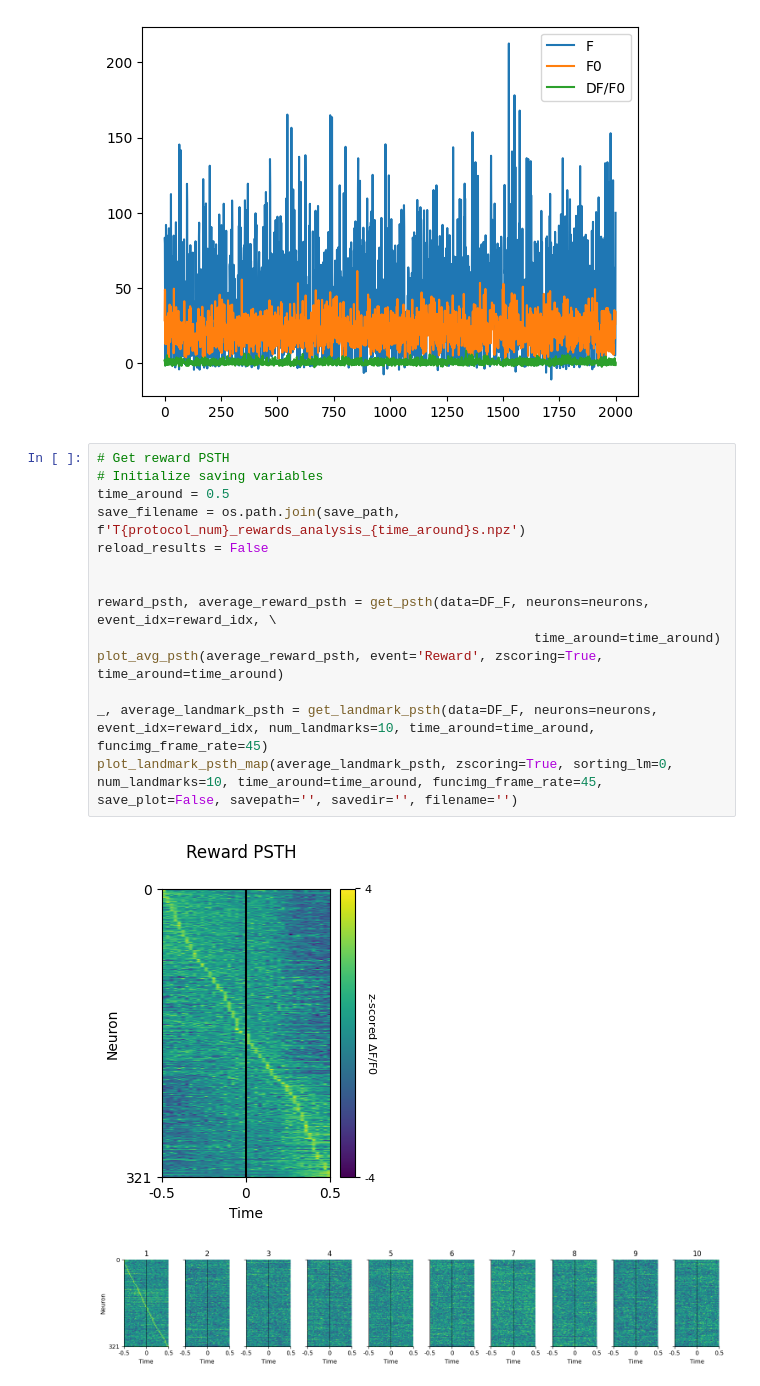
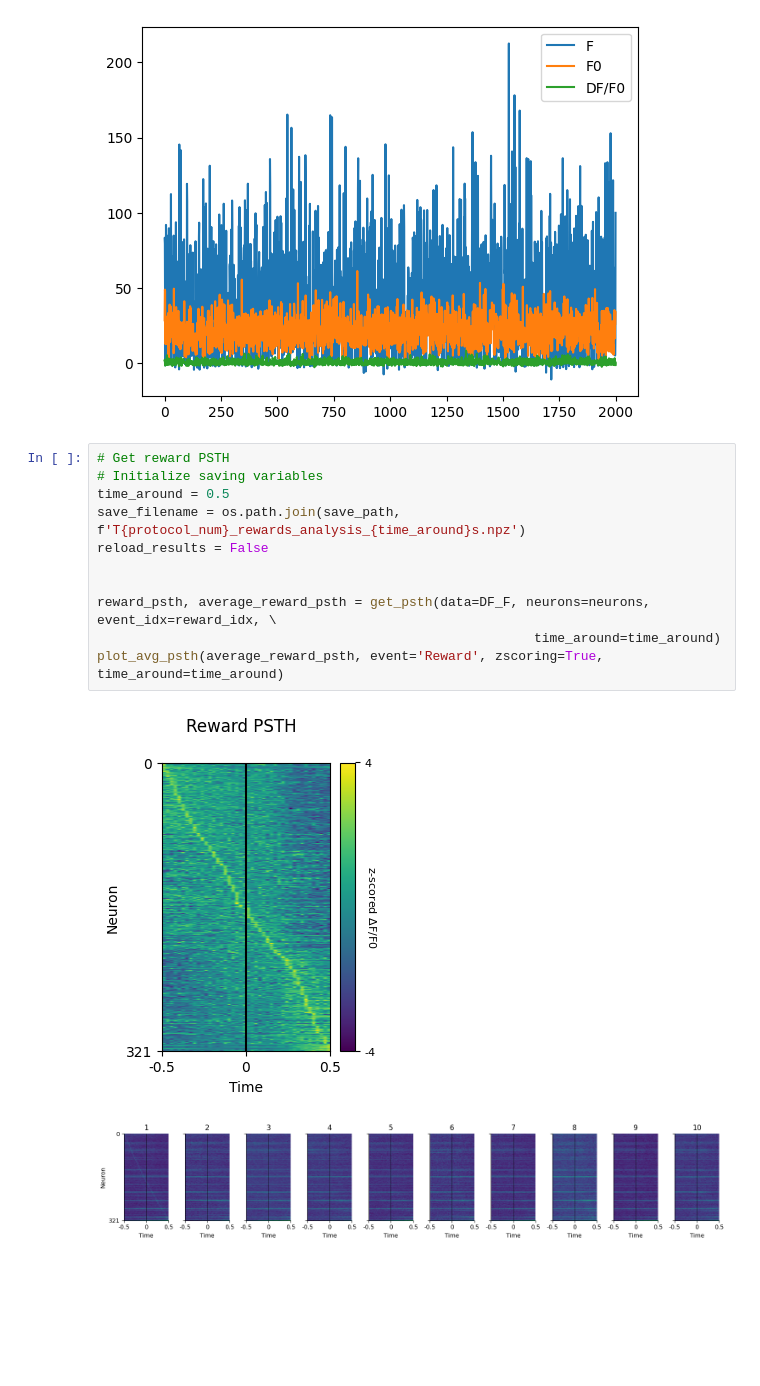
Before and after one commit to AthinaApostolelli/VR_ABCD, a Jupyter notebook: test_t12_reward_psth.ipynb, the cells around one changed output. Cells and saved outputs as stored; diff of their text form; blank space fills up the shorter version.

Commit message:
Testing t12 reward psth

```diff
--- a/test_t12_reward_psth.ipynb
+++ b/test_t12_reward_psth.ipynb
@@ -219,17 +219,14 @@ if calculate_DF_F:
 # %%
 # Get reward PSTH
 # Initialize saving variables
 time_around = 0.5
 save_filename = os.path.join(save_path, f'T{protocol_num}_rewards_analysis_{time_around}s.npz')
 reload_results = False
 
 
 reward_psth, average_reward_psth = get_psth(data=DF_F, neurons=neurons, event_idx=reward_idx, \
                                                         time_around=time_around)
 plot_avg_psth(average_reward_psth, event='Reward', zscoring=True, time_around=time_around)
-
-_, average_landmark_psth = get_landmark_psth(data=DF_F, neurons=neurons, event_idx=reward_idx, num_landmarks=10, time_around=time_around, funcimg_frame_rate=45)
-plot_landmark_psth_map(average_landmark_psth, zscoring=True, sorting_lm=0, num_landmarks=10, time_around=time_around, funcimg_frame_rate=45, save_plot=False, savepath='', savedir='', filename='')
 # %% [output]
 [figure]
-[figure, old version]
+[figure, new version]
```
